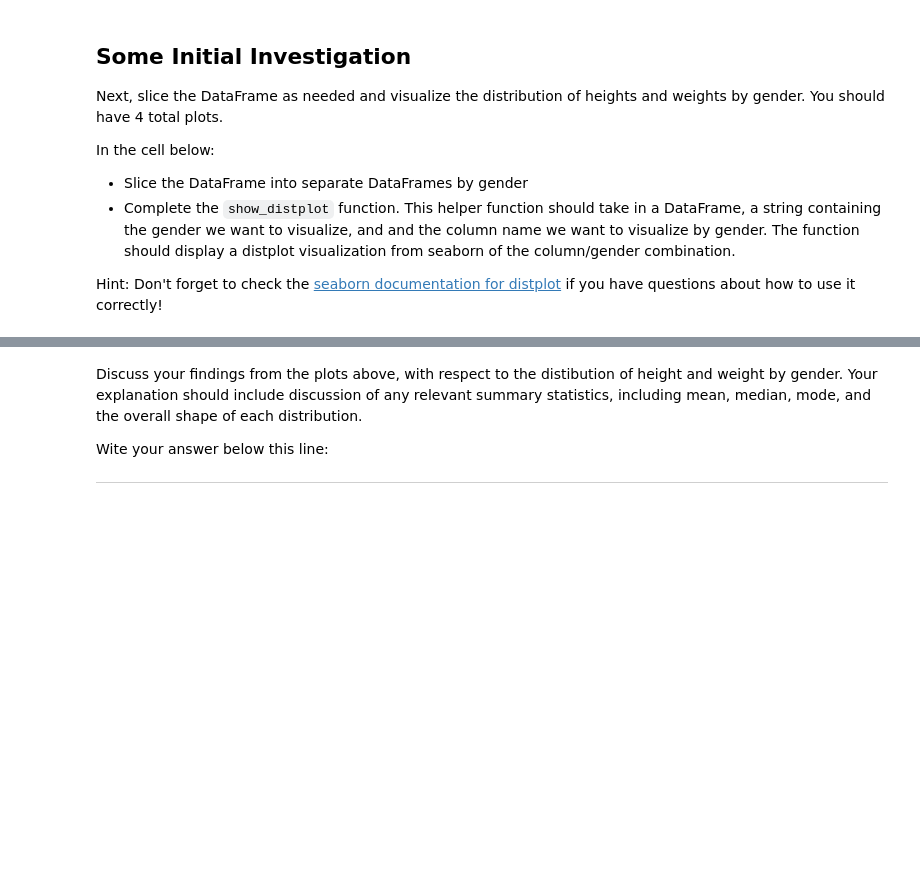
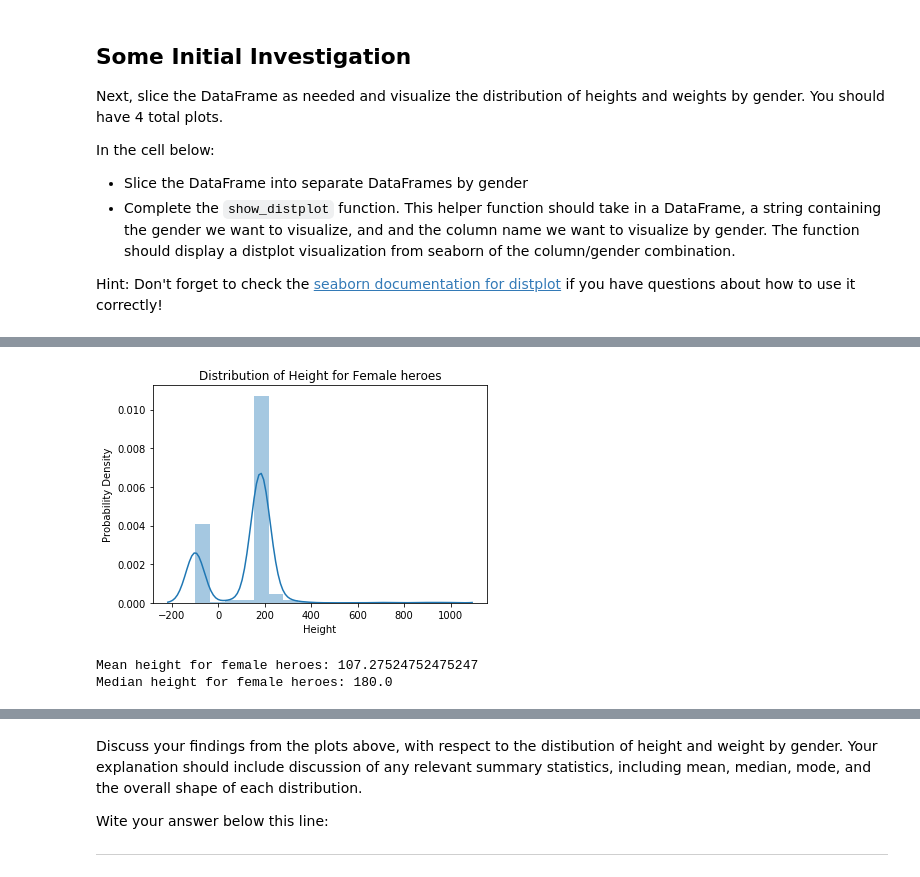
Before and after one commit to ingridhastings/dsc-1-04-13-project-data-cleaning-online-ds-sp-000, a Jupyter notebook: index.ipynb, the cells around one changed output, grey strips where cells are left out. Drawn from its saved outputs; the diff is of its cells as text; code cells hidden in the pictures; blank space fills up the shorter version.

```diff
--- a/index.ipynb
+++ b/index.ipynb
@@ -252,0 +270,9 @@ sns.distplot(female_heroes_df.Weight)
+# %%
+# Female Height
+show_distplot(heroes_and_powers_df, 'Female', 'Height')
+print("Mean height for female heroes: {}".format(np.mean(male_heroes_df.Height)))
+print("Median height for female heroes: {}".format(np.median(male_heroes_df.Height)))
+# %% [output]
+[figure, added]
+Mean height for female heroes: 107.27524752475247
+Median height for female heroes: 180.0
```
Also changed, not shown: parts of 36 cells of this notebook.
